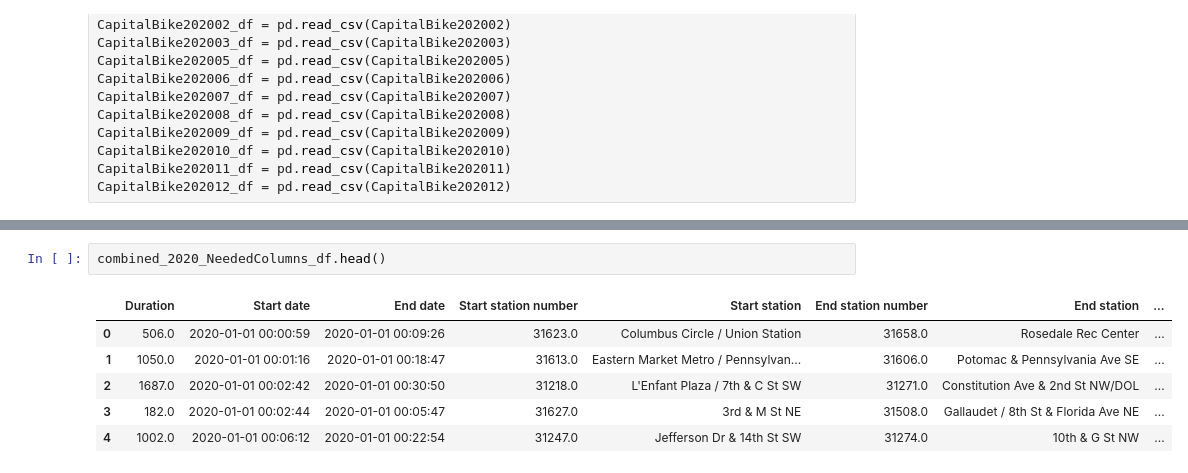
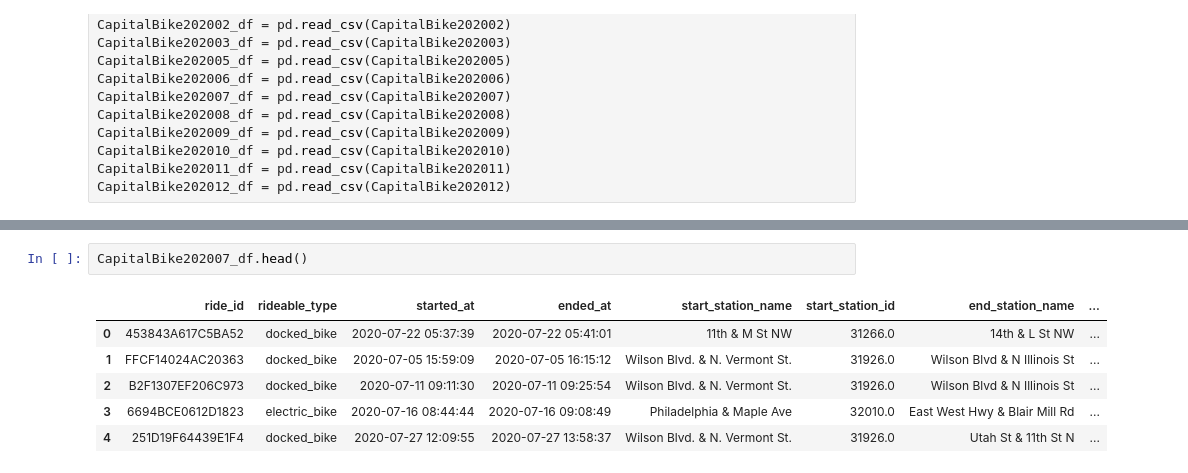
Before and after one commit to digantpatel87/Project1D2, a Jupyter notebook: Code/Project1D2.ipynb, the cells around one changed output, grey strips where cells are left out. Drawn from its saved outputs; the diff is of its cells as text.

```diff
--- a/Code/Project1D2.ipynb
+++ b/Code/Project1D2.ipynb
@@ -142,9 +132,9 @@ combined_2020_NeededColumns_df = combined_2020_df[["Duration", "Start date","End
 # %%
-combined_2020_NeededColumns_df.head()
+CapitalBike202007_df.head()
 # %% [output]
-|  | Duration | Start date | End date | Start station number | Start station | End station number | End station | ... |
-| 0 | 506.0 | 2020-01-01 00:00:59 | 2020-01-01 00:09:26 | 31623.0 | Columbus Circle / Union Station | 31658.0 | Rosedale Rec Center | ... |
-| 1 | 1050.0 | 2020-01-01 00:01:16 | 2020-01-01 00:18:47 | 31613.0 | Eastern Market Metro / Pennsylvan... | 31606.0 | Potomac & Pennsylvania Ave SE | ... |
-| 2 | 1687.0 | 2020-01-01 00:02:42 | 2020-01-01 00:30:50 | 31218.0 | L'Enfant Plaza / 7th & C St SW | 31271.0 | Constitution Ave & 2nd St NW/DOL | ... |
-| 3 | 182.0 | 2020-01-01 00:02:44 | 2020-01-01 00:05:47 | 31627.0 | 3rd & M St NE | 31508.0 | Gallaudet / 8th St & Florida Ave NE | ... |
-| 4 | 1002.0 | 2020-01-01 00:06:12 | 2020-01-01 00:22:54 | 31247.0 | Jefferson Dr & 14th St SW | 31274.0 | 10th & G St NW | ... |
+|  | ride_id | rideable_type | started_at | ended_at | start_station_name | start_station_id | end_station_name | ... |
+| 0 | 453843A617C5BA52 | docked_bike | 2020-07-22 05:37:39 | 2020-07-22 05:41:01 | 11th & M St NW | 31266.0 | 14th & L St NW | ... |
+| 1 | FFCF14024AC20363 | docked_bike | 2020-07-05 15:59:09 | 2020-07-05 16:15:12 | Wilson Blvd. & N. Vermont St. | 31926.0 | Wilson Blvd & N Illinois St | ... |
+| 2 | B2F1307EF206C973 | docked_bike | 2020-07-11 09:11:30 | 2020-07-11 09:25:54 | Wilson Blvd. & N. Vermont St. | 31926.0 | Wilson Blvd & N Illinois St | ... |
+| 3 | 6694BCE0612D1823 | electric_bike | 2020-07-16 08:44:44 | 2020-07-16 09:08:49 | Philadelphia & Maple Ave | 32010.0 | East West Hwy & Blair Mill Rd | ... |
+| 4 | 251D19F64439E1F4 | docked_bike | 2020-07-27 12:09:55 | 2020-07-27 13:58:37 | Wilson Blvd. & N. Vermont St. | 31926.0 | Utah St & 11th St N | ... |
```
Also changed, not shown: parts of 15 cells of this notebook.
